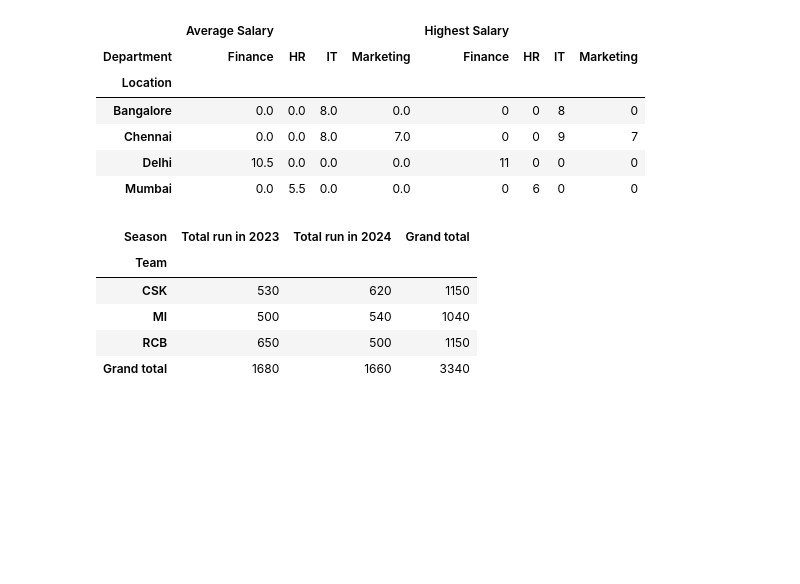
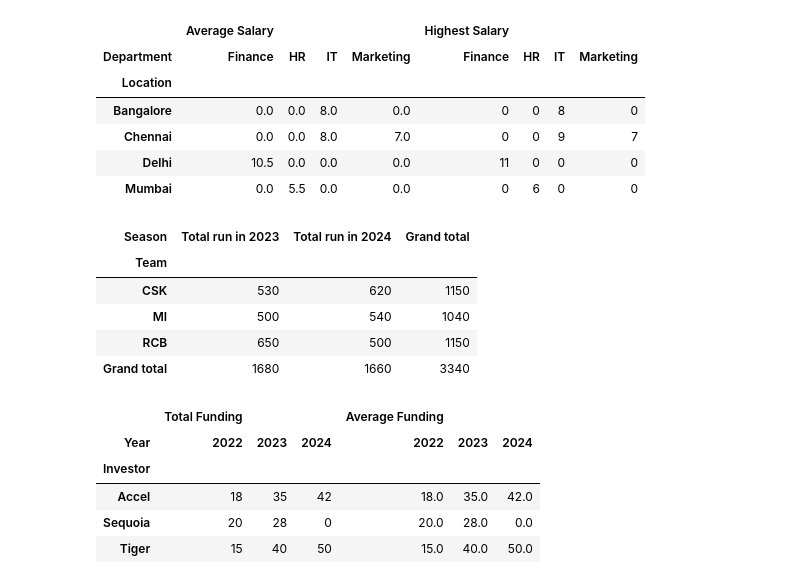
Before and after one commit to mukundnaramesh2605/ai-ml-course-bootcamp, a Jupyter notebook: Pandas/pivot_table.ipynb, the cells around one changed output. Drawn from its saved outputs; the diff is of its cells as text; code cells hidden in the pictures; blank space fills up the shorter version.

Commit message:
# Problem 6: Startup Funding
# Problem 6: Startup Funding

```diff
--- a/Pandas/pivot_table.ipynb
+++ b/Pandas/pivot_table.ipynb
@@ -547,3 +547,44 @@ pt
 | MI | 500 | 540 | 1040 |
 | RCB | 650 | 500 | 1150 |
 | Grand total | 1680 | 1660 | 3340 |
+# %%
+import pandas as pd
+
+# ==========================================================
+# Problem 6: Startup Funding
+#
+# Business Requirement:
+#
+# The VC firm wants to know:
+#
+# 1. Total funding
+# 2. Average funding
+#
+# received from every investor each year.
+# ==========================================================
+
+df = pd.DataFrame({
+    "Startup":["A","A","B","B","C","C","A","B"],
+    "Year":[2022,2023,2022,2023,2022,2023,2024,2024],
+    "Investor":["Sequoia","Accel","Accel","Tiger",
+                "Tiger","Sequoia","Tiger","Accel"],
+    "Funding":[20,35,18,40,15,28,50,42]
+})
+
+# index = Investor
+# columns = Year
+# values = Funding
+# aggfunc = sum
+# fill_value = 0
+# margins =
+# margins_name =
+pt = pd.pivot_table(df,index='Investor',columns='Year',values='Funding',aggfunc=['sum','mean'],fill_value=0)
+pt=pt.rename(columns={'sum':" Total Funding",'mean':"Average Funding"})
+pt
+# %% [output]
+|  | Total Funding |  |  | Average Funding |  |  |
+| Year | 2022 | 2023 | 2024 | 2022 | 2023 | 2024 |
+| Investor |  |  |  |  |  |  |
+| Accel | 18 | 35 | 42 | 18.0 | 35.0 | 42.0 |
+| Sequoia | 20 | 28 | 0 | 20.0 | 28.0 | 0.0 |
+| Tiger | 15 | 40 | 50 | 15.0 | 40.0 | 50.0 |
```
